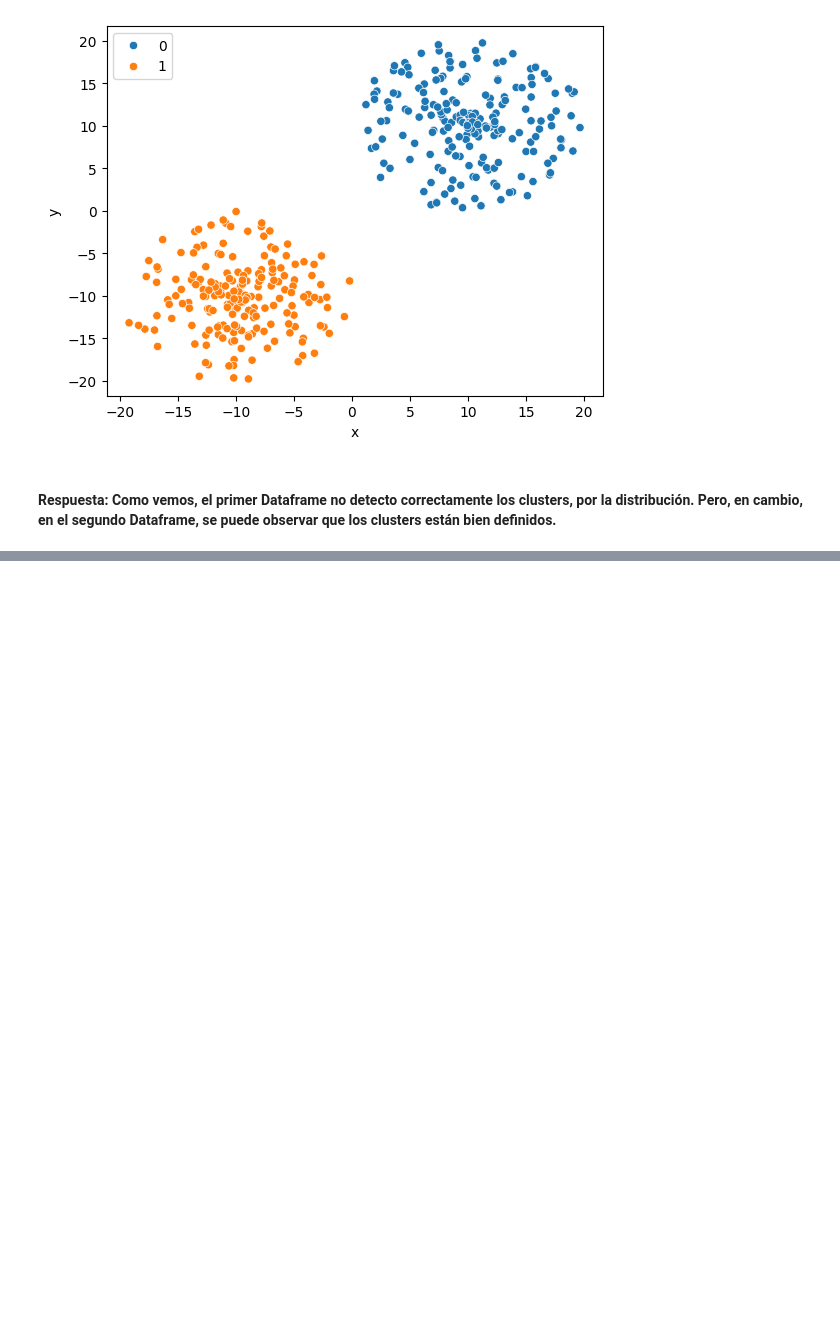
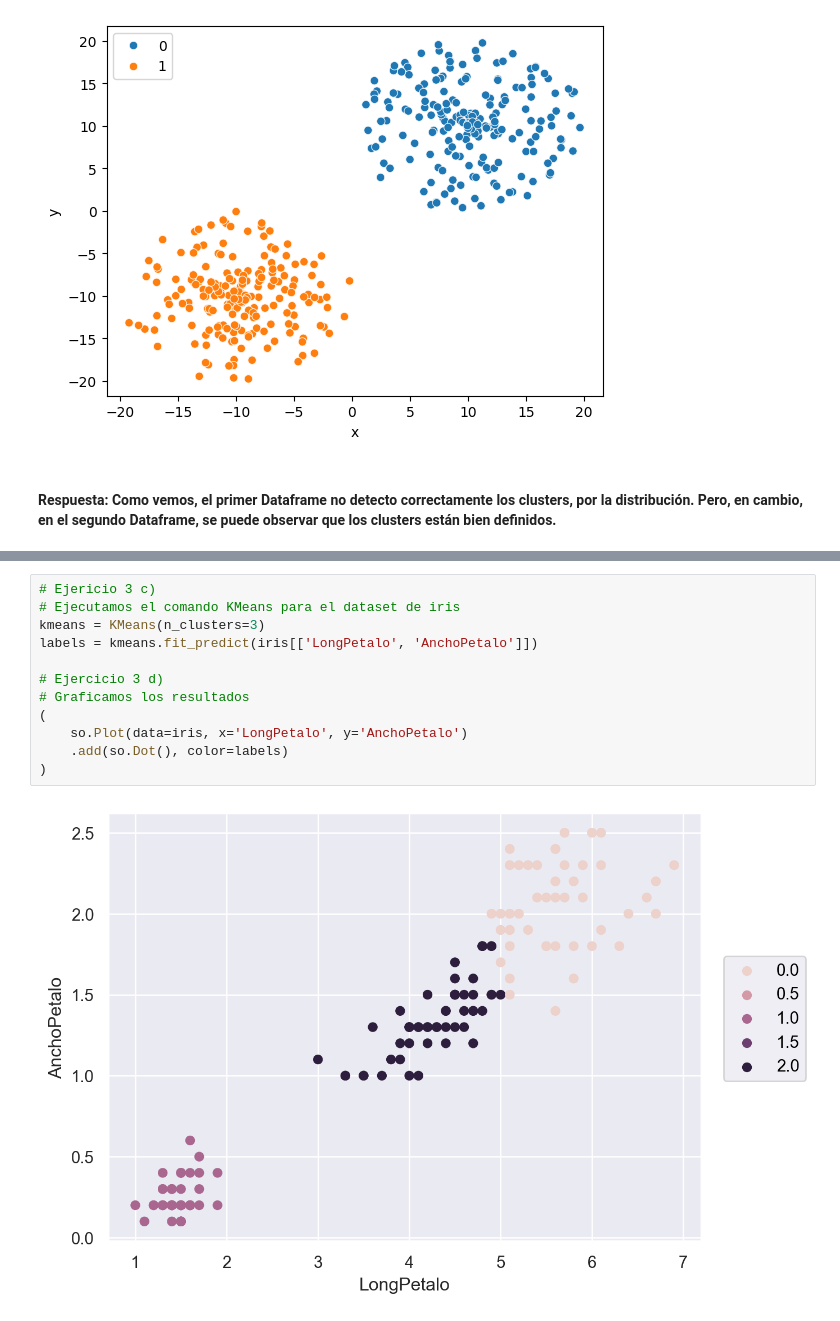
Before and after one commit to santiago-paz/ejercicios-laboratorio-datos-uba, a Jupyter notebook: Prácticas/Práctica-7/soluciones_práctica-7_notebook.ipynb, the cells around one changed output, grey strips where cells are left out. Saved outputs shown, nothing was run; the diff lists cells and outputs as text; blank space fills up the shorter version.

```diff
--- a/Prácticas/Práctica-7/soluciones_práctica-7_notebook.ipynb
+++ b/Prácticas/Práctica-7/soluciones_práctica-7_notebook.ipynb
@@ -51,0 +77,14 @@ sns.scatterplot(data=df_2, x='x', y='y', hue=labels_2)
+# %%
+# Ejericio 3 c)
+# Ejecutamos el comando KMeans para el dataset de iris
+kmeans = KMeans(n_clusters=3)
+labels = kmeans.fit_predict(iris[['LongPetalo', 'AnchoPetalo']])
+
+# Ejercicio 3 d)
+# Graficamos los resultados
+(
+    so.Plot(data=iris, x='LongPetalo', y='AnchoPetalo')
+    .add(so.Dot(), color=labels)
+)
+# %% [output]
+[figure, added]
```
Also changed, not shown: parts of 14 cells of this notebook, 2 other files.
